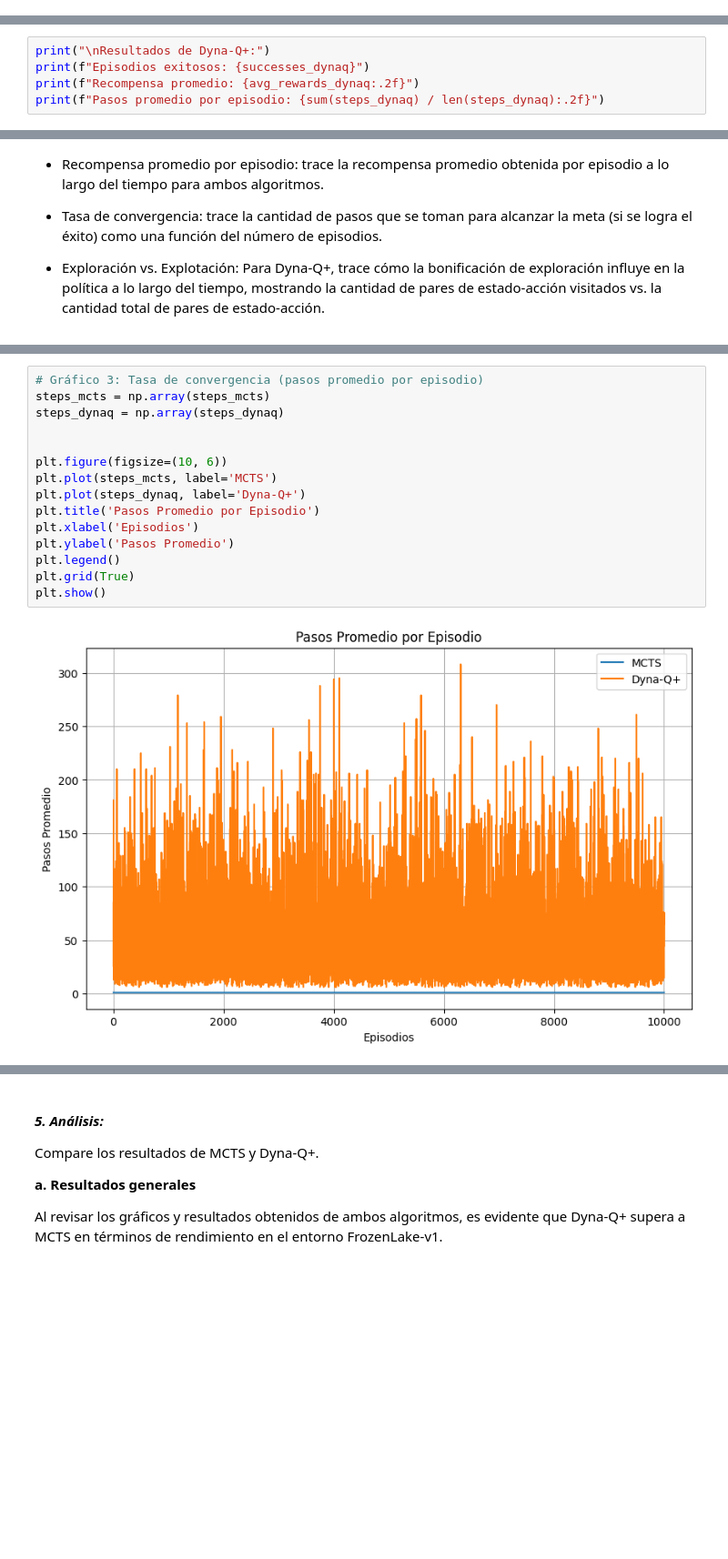
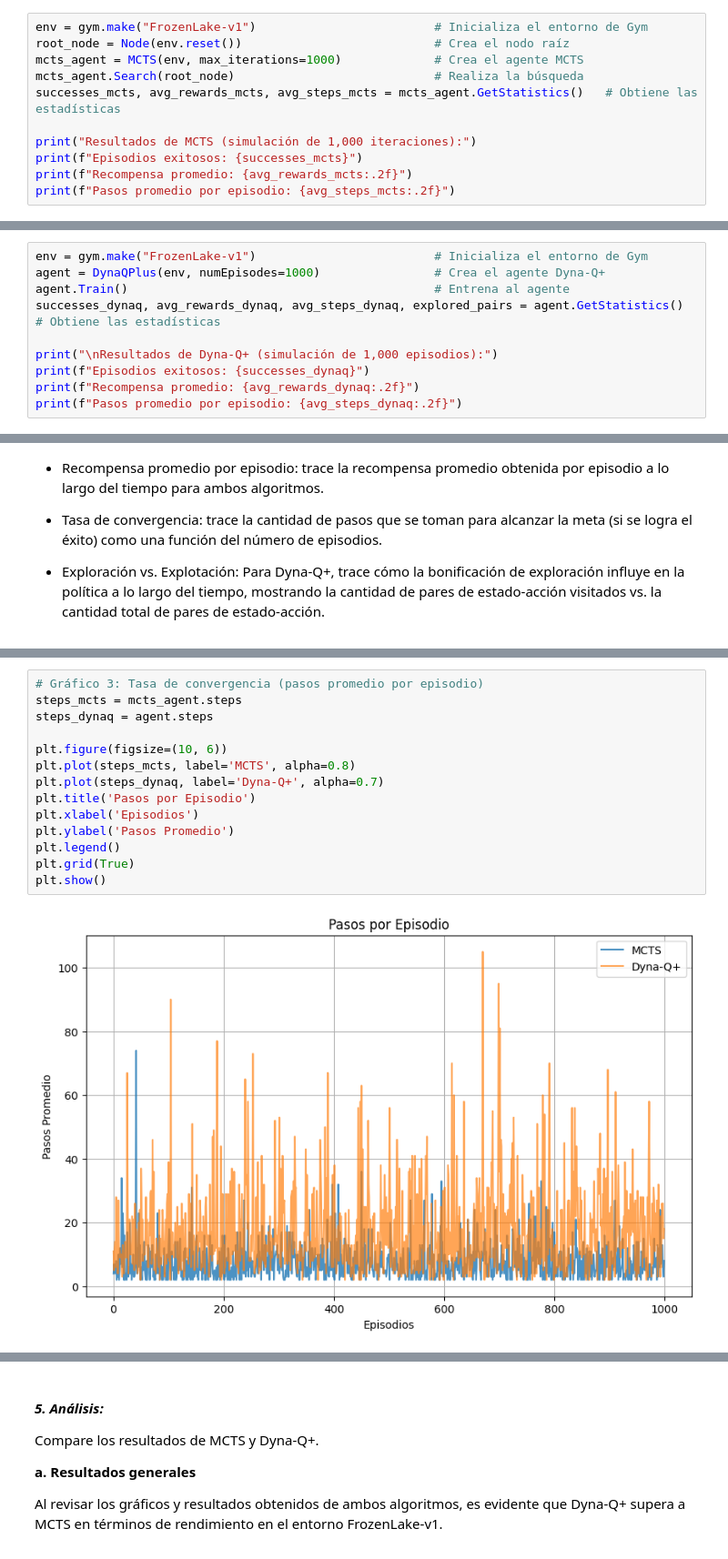
Before and after one commit to Ldsc2002/RL-Lab6, a Jupyter notebook: main.ipynb, the cells around one changed output, grey strips where cells are left out. Shown at 91% size. Saved outputs shown, nothing was run; the diff lists cells and outputs as text; blank space fills up the shorter version.

```diff
--- a/main.ipynb
+++ b/main.ipynb
@@ -293,0 +232,11 @@ avg_rewards_dynaq = sum(rewards_dynaq) / len(rewards_dynaq) if rewards_dynaq els
+# %%
+env = gym.make("FrozenLake-v1")                         # Inicializa el entorno de Gym
+root_node = Node(env.reset())                           # Crea el nodo raíz
+mcts_agent = MCTS(env, max_iterations=1000)             # Crea el agente MCTS
+mcts_agent.Search(root_node)                            # Realiza la búsqueda
+successes_mcts, avg_rewards_mcts, avg_steps_mcts = mcts_agent.GetStatistics()   # Obtiene las estadísticas
+
+print("Resultados de MCTS (simulación de 1,000 iteraciones):")
+print(f"Episodios exitosos: {successes_mcts}")
+print(f"Recompensa promedio: {avg_rewards_mcts:.2f}")
+print(f"Pasos promedio por episodio: {avg_steps_mcts:.2f}")
@@ -294,6 +248,11 @@ avg_rewards_dynaq = sum(rewards_dynaq) / len(rewards_dynaq) if rewards_dynaq els
 # %%
-print("\nResultados de Dyna-Q+:")
+env = gym.make("FrozenLake-v1")                         # Inicializa el entorno de Gym
+agent = DynaQPlus(env, numEpisodes=1000)                # Crea el agente Dyna-Q+
+agent.Train()                                           # Entrena al agente
+successes_dynaq, avg_rewards_dynaq, avg_steps_dynaq, explored_pairs = agent.GetStatistics()   # Obtiene las estadísticas
+
+print("\nResultados de Dyna-Q+ (simulación de 1,000 episodios):")
 print(f"Episodios exitosos: {successes_dynaq}")
 print(f"Recompensa promedio: {avg_rewards_dynaq:.2f}")
-print(f"Pasos promedio por episodio: {sum(steps_dynaq) / len(steps_dynaq):.2f}")
+print(f"Pasos promedio por episodio: {avg_steps_dynaq:.2f}")
 # %% [output]
@@ -351,19 +310,18 @@ plt.show()
 # %%
 # Gráfico 3: Tasa de convergencia (pasos promedio por episodio)
-steps_mcts = np.array(steps_mcts)
-steps_dynaq = np.array(steps_dynaq)
-
+steps_mcts = mcts_agent.steps
+steps_dynaq = agent.steps
 
 plt.figure(figsize=(10, 6))
-plt.plot(steps_mcts, label='MCTS')
-plt.plot(steps_dynaq, label='Dyna-Q+')
-plt.title('Pasos Promedio por Episodio')
+plt.plot(steps_mcts, label='MCTS', alpha=0.8)
+plt.plot(steps_dynaq, label='Dyna-Q+', alpha=0.7)
+plt.title('Pasos por Episodio')
 plt.xlabel('Episodios')
 plt.ylabel('Pasos Promedio')
 plt.legend()
 plt.grid(True)
 plt.show()
 # %% [output]
-[figure, old version]
+[figure, new version]
 # %%
 # Simulación de los datos generados para la exploración vs. explotación
```
Also changed, not shown: parts of 13 cells of this notebook.
